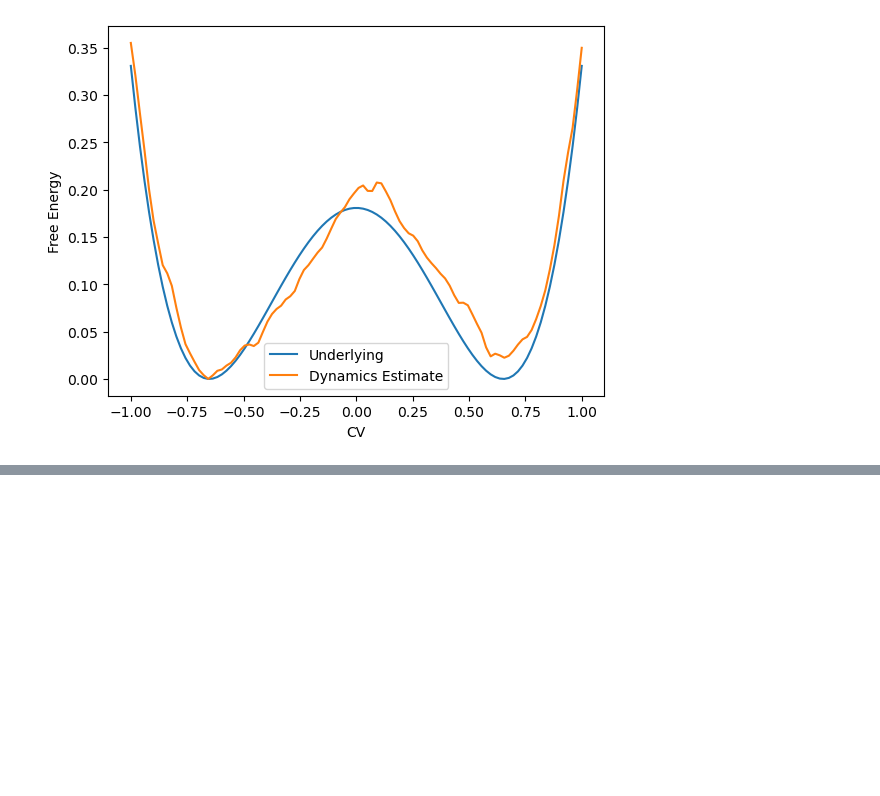
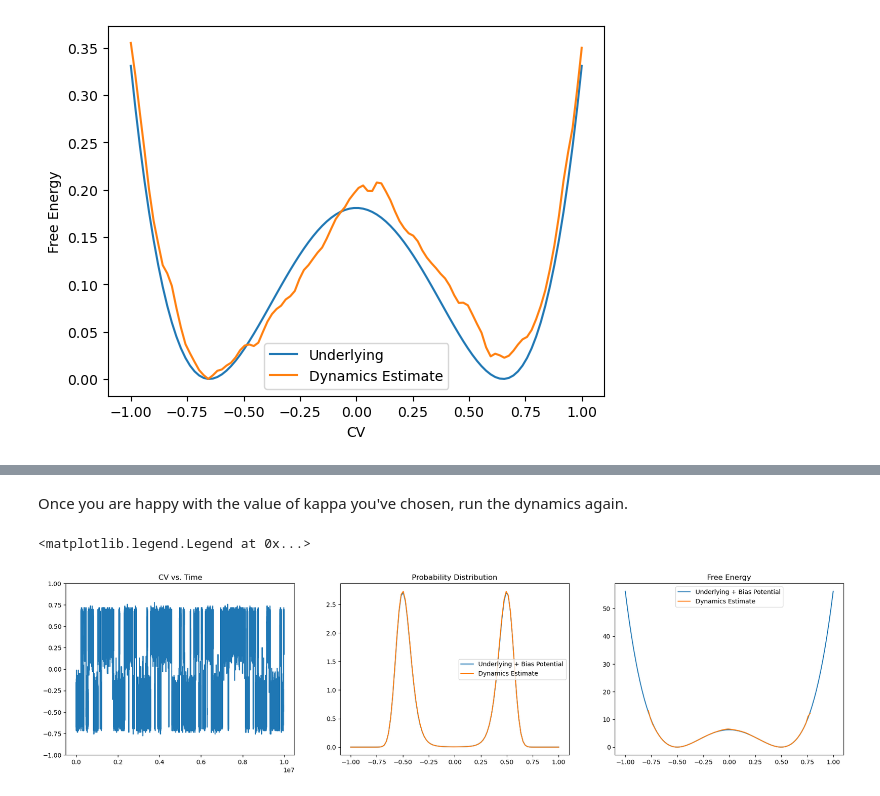
Before and after one commit to djbell01/phys_chem_fundamentals, a Jupyter notebook: WHAM.ipynb, the cells around one changed output, grey strips where cells are left out. Saved outputs shown, nothing was run; the diff lists cells and outputs as text; code cells hidden in the pictures; blank space fills up the shorter version.

```diff
--- a/WHAM.ipynb
+++ b/WHAM.ipynb
@@ -258,0 +286,28 @@ ax3.legend()
+# %% [markdown]
+Once you are happy with the value of kappa you've chosen, run the dynamics again.
+# %%
+umb.dynamics(10000000)
+
+fig = plt.figure(figsize=(22.5,5))
+
+ax1 = fig.add_subplot(131)
+ax1.plot(umb.time,umb.trajectory)
+ax1.set_title('CV vs. Time')
+ax1.set_ylim(-1,1)
+
+hist, _ = np.histogram(umb.trajectory,range=(-1,1),bins=100,density=True)
+ax2 = fig.add_subplot(132)
+ax2.plot(umb.x_vals,umb.underlying_prob_dist,label='Underlying + Bias Potential')
+ax2.plot(umb.x_vals,hist,label='Dynamics Estimate')
+ax2.set_title('Probability Distribution')
+ax2.legend()
+
+fes = -np.log(hist)
+ax3 = fig.add_subplot(133)
+ax3.plot(umb.x_vals,umb.underlying_fes - umb.underlying_fes.min(),label='Underlying + Bias Potential')
+ax3.plot(umb.x_vals,fes-fes.min(),label='Dynamics Estimate')
+ax3.set_title('Free Energy')
+ax3.legend()
+# %% [output]
+<matplotlib.legend.Legend at 0x...>
+[figure, added]
```
Also changed, not shown: parts of 24 cells of this notebook.
